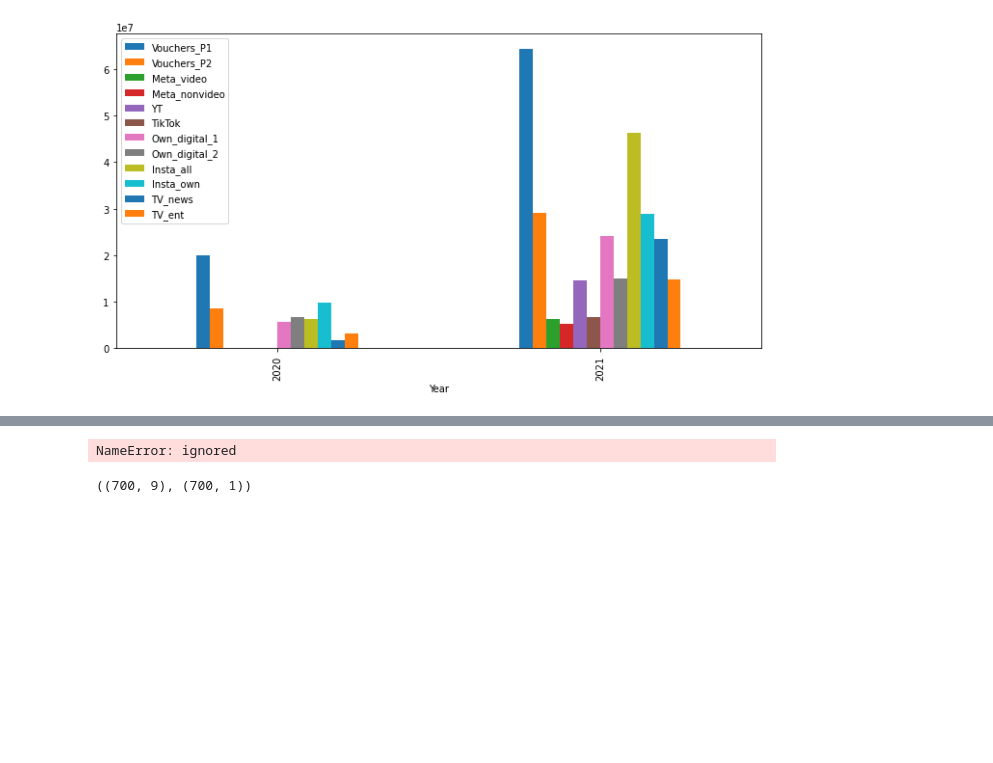
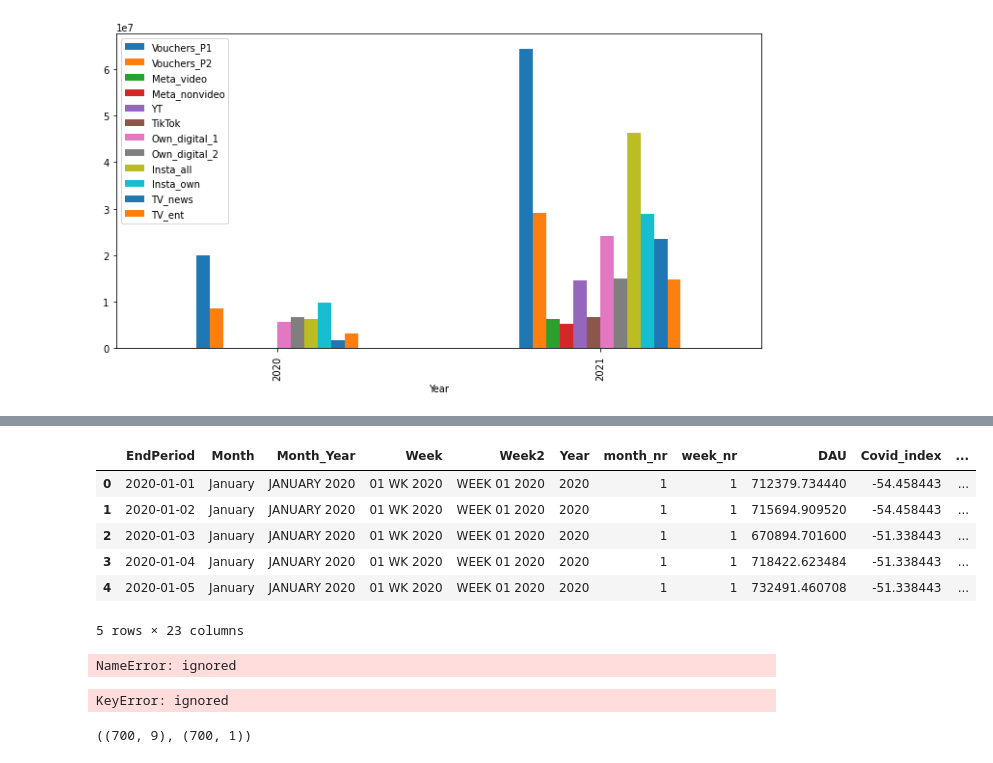
Before and after one commit to Akash743/Mathematical-Optimization, a Jupyter notebook: Testing_final.ipynb, the cells around one changed output, grey strips where cells are left out. Drawn from its saved outputs; the diff is of its cells as text; code cells hidden in the pictures; blank space fills up the shorter version.

```diff
--- a/Testing_final.ipynb
+++ b/Testing_final.ipynb
@@ -595,3 +594,13 @@ plt.gcf().set_size_inches(12, 6)
+# %%
+dt.head()
+# %% [output]
+|  | EndPeriod | Month | Month_Year | Week | Week2 | Year | month_nr | week_nr | DAU | Covid_index | ... |
+| 0 | 2020-01-01 | January | JANUARY 2020 | 01 WK 2020 | WEEK 01 2020 | 2020 | 1 | 1 | 712379.734440 | -54.458443 | ... |
+| 1 | 2020-01-02 | January | JANUARY 2020 | 01 WK 2020 | WEEK 01 2020 | 2020 | 1 | 1 | 715694.909520 | -54.458443 | ... |
+| 2 | 2020-01-03 | January | JANUARY 2020 | 01 WK 2020 | WEEK 01 2020 | 2020 | 1 | 1 | 670894.701600 | -51.338443 | ... |
+| 3 | 2020-01-04 | January | JANUARY 2020 | 01 WK 2020 | WEEK 01 2020 | 2020 | 1 | 1 | 718422.623484 | -51.338443 | ... |
+| 4 | 2020-01-05 | January | JANUARY 2020 | 01 WK 2020 | WEEK 01 2020 | 2020 | 1 | 1 | 732491.460708 | -51.338443 | ... |
+5 rows × 23 columns
 # %%
 df['BRAND'] = df["BRAND"]+.000003*df['dv']
 df["dv"] = df["dv"]*.94567
@@ -608,10 +617,12 @@ df_heatmap = df.drop(['Month', 'Month_Year', 'Week', 'Week2', 'Year', 'month_nr'
 fig, ax = plt.subplots(figsize=(10,10))
 sns.heatmap(df_heatmap.corr(),annot=True,linewidths=.5, ax=ax)
 # %%
-xf = df.drop(['Month', 'Month_Year', 'Week', 'Week2', 'Year', 'month_nr', 'week_nr',
-       'EndPeriod',"Week",'dv',"GRI_extfactor","PERMKT_E2_type6_E3_bau_net_hlflfe15_satpnt0.7_stpness1",
+xf = dt.drop(['Month', 'Month_Year', 'Week', 'Week2', 'Year', 'month_nr', 'week_nr',
+       'EndPeriod',"Week",'DAU',"GRI_extfactor","PERMKT_E2_type6_E3_bau_net_hlflfe15_satpnt0.7_stpness1",
        "PERMKT_E2_type4_E3_mega_net_hlflfe3_satpnt0.7_stpness0.75","PERMKT_E2_type4_E3_bau_net_hlflfe12_satpnt0.5_stpness1.25","PERMKT_E2_type7_E3_mega_net_hlflfe12_satpnt0.6_stpness1.25"],axis=1)  #,"PERMKT_E2_type7_E3_mega_net_hlflfe12_satpnt0.6_stpness1.25"
-yf = df[['dv']]
+yf = dt[['DAU']]
+# %% [output]
+KeyError: ignored
 # %%
 xf.shape,yf.shape
 # %% [output]
```
Also changed, not shown: parts of 2 cells of this notebook.
